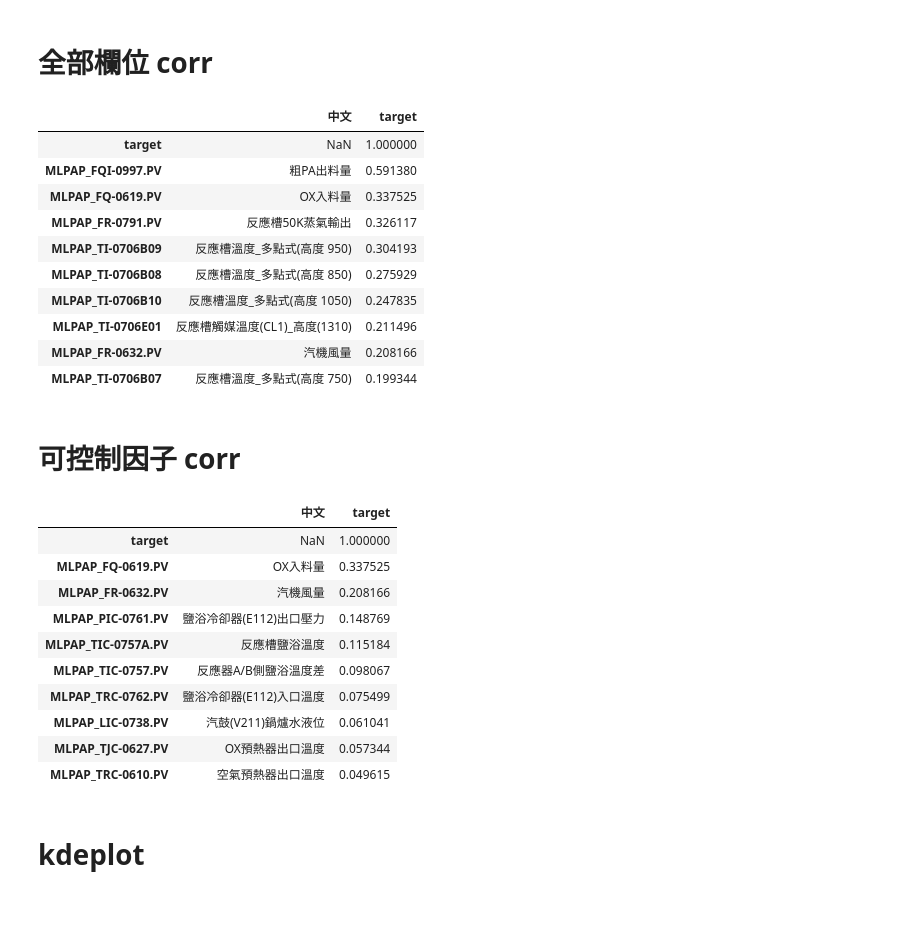
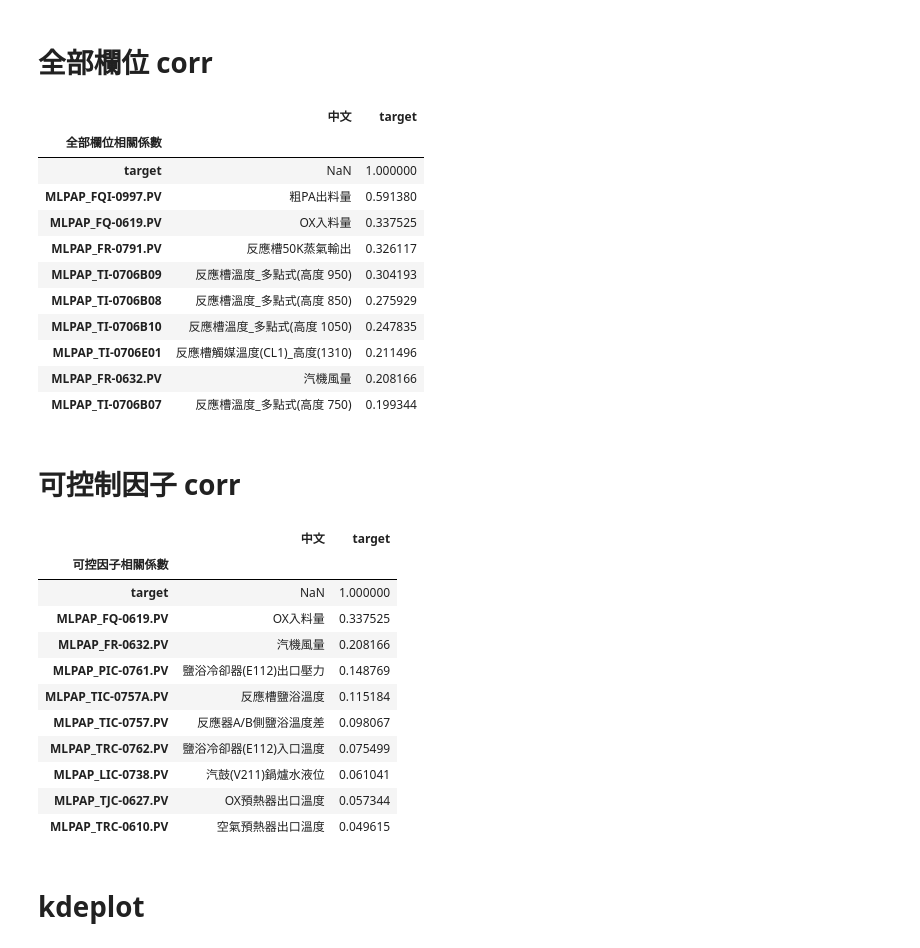
Before and after one commit to skywalker0803r/works, a Jupyter notebook: 南亞PA廠資料分析_R6.ipynb, the cells around one changed output. Saved outputs shown, nothing was run; the diff lists cells and outputs as text; code cells hidden in the pictures; blank space fills up the shorter version.

```diff
--- a/南亞PA廠資料分析_R6.ipynb
+++ b/南亞PA廠資料分析_R6.ipynb
@@ -63,11 +77,13 @@ print('可控制因子數量:',len(可控制因子))
 # %%
 y_name = 'target'
 all_corrs = abs(df.corr())[[y_name]].sort_values(by=y_name,ascending=False)
 all_corrs['中文'] = all_corrs.index.map(中文map)
 all_corrs = all_corrs[['中文',y_name]]
+all_corrs.index.name = '全部欄位相關係數'
 all_corrs.head(10)
 # %% [output]
 |  | 中文 | target |
+| 全部欄位相關係數 |  |  |
 | target | NaN | 1.000000 |
 | MLPAP_FQI-0997.PV | 粗PA出料量 | 0.591380 |
 | MLPAP_FQ-0619.PV | OX入料量 | 0.337525 |
@@ -82,12 +98,14 @@ all_corrs.head(10)
 # 可控制因子 corr
 # %%
 y_name = 'target'
-sub_corrs = abs(df[可控制因子+[y_name]].corr())[[y_name]].sort_values(by=y_name,ascending=False)
-sub_corrs['中文'] = sub_corrs.index.map(中文map)
-sub_corrs = sub_corrs[['中文',y_name]]
-sub_corrs.head(10)
+可控_corrs = abs(df[可控制因子+[y_name]].corr())[[y_name]].sort_values(by=y_name,ascending=False)
+可控_corrs['中文'] = 可控_corrs.index.map(中文map)
+可控_corrs = 可控_corrs[['中文',y_name]]
+可控_corrs.index.name = '可控因子相關係數'
+可控_corrs.head(10)
 # %% [output]
 |  | 中文 | target |
+| 可控因子相關係數 |  |  |
 | target | NaN | 1.000000 |
 | MLPAP_FQ-0619.PV | OX入料量 | 0.337525 |
 | MLPAP_FR-0632.PV | 汽機風量 | 0.208166 |
```
Also changed, not shown: parts of 51 cells of this notebook.
